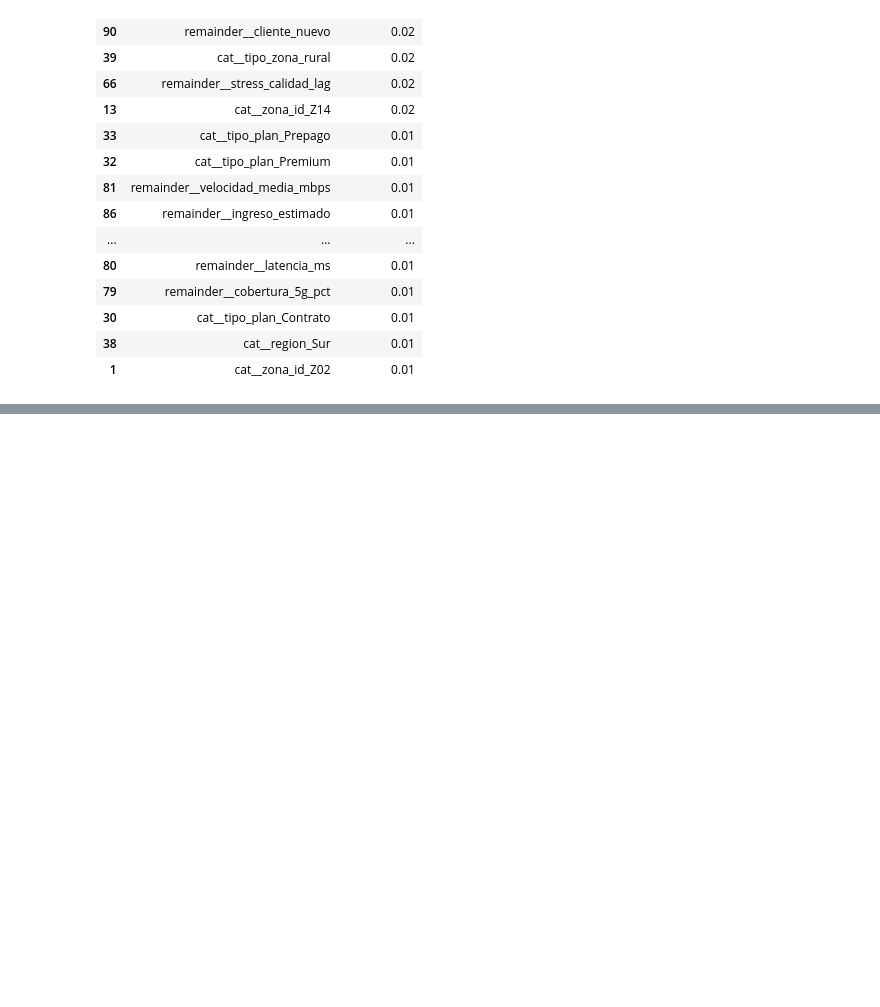
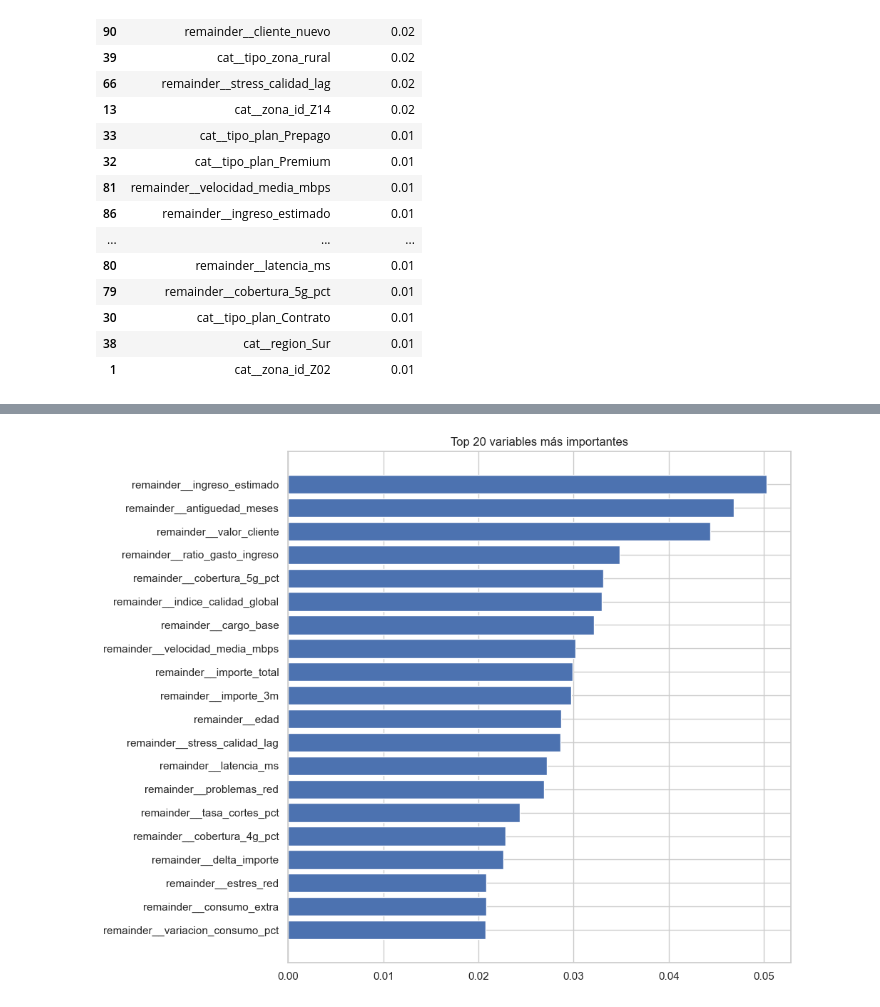
Before and after one commit to ancarmar03-create/UCV-Churn, a Jupyter notebook: notebooks/modelo1.ipynb, the cells around one changed output, grey strips where cells are left out. Drawn from its saved outputs; the diff is of its cells as text; code cells hidden in the pictures; blank space fills up the shorter version.

```diff
--- a/notebooks/modelo1.ipynb
+++ b/notebooks/modelo1.ipynb
@@ -4194,0 +4255,6 @@ imp_df.head(30)
+# %%
+df_modelo_temp['delta_retraso'] = (
+    df_modelo_temp.groupby('cliente_id')
+    ['dias_retraso_pago']
+    .diff()
+)
@@ -4194,0 +4315,16 @@ imp_df.head(30)
+# %%
+
+pipeline = Pipeline([
+    ('preprocessing', preprocessing),
+
+    ('model', RandomForestClassifier(
+        n_estimators=300,
+        max_depth=15,
+        min_samples_leaf=10,
+        class_weight='balanced',
+        random_state=42,
+        n_jobs=-1
+    ))
+])
+# %%
+pipeline.fit(X_train, y_train)
@@ -4194,0 +4417,23 @@ imp_df.head(30)
+# %%
+import matplotlib.pyplot as plt
+
+top20 = importance_df.head(20)
+
+plt.figure(figsize=(10,8))
+
+plt.barh(
+    top20['variable'],
+    top20['importancia']
+)
+
+plt.gca().invert_yaxis()
+
+plt.title(
+    'Top 20 variables más importantes'
+)
+
+plt.tight_layout()
+
+plt.show()
+# %% [output]
+[figure, added]
```
Also changed, not shown: parts of 49 cells of this notebook.
